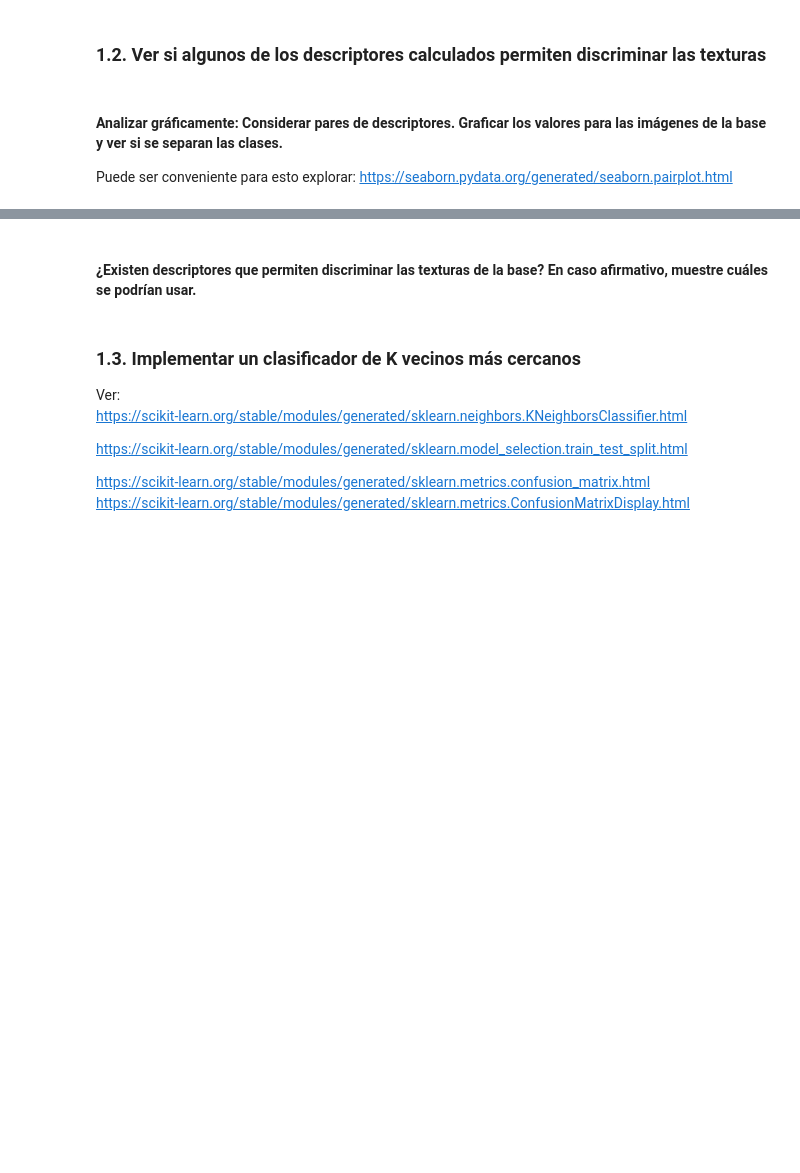
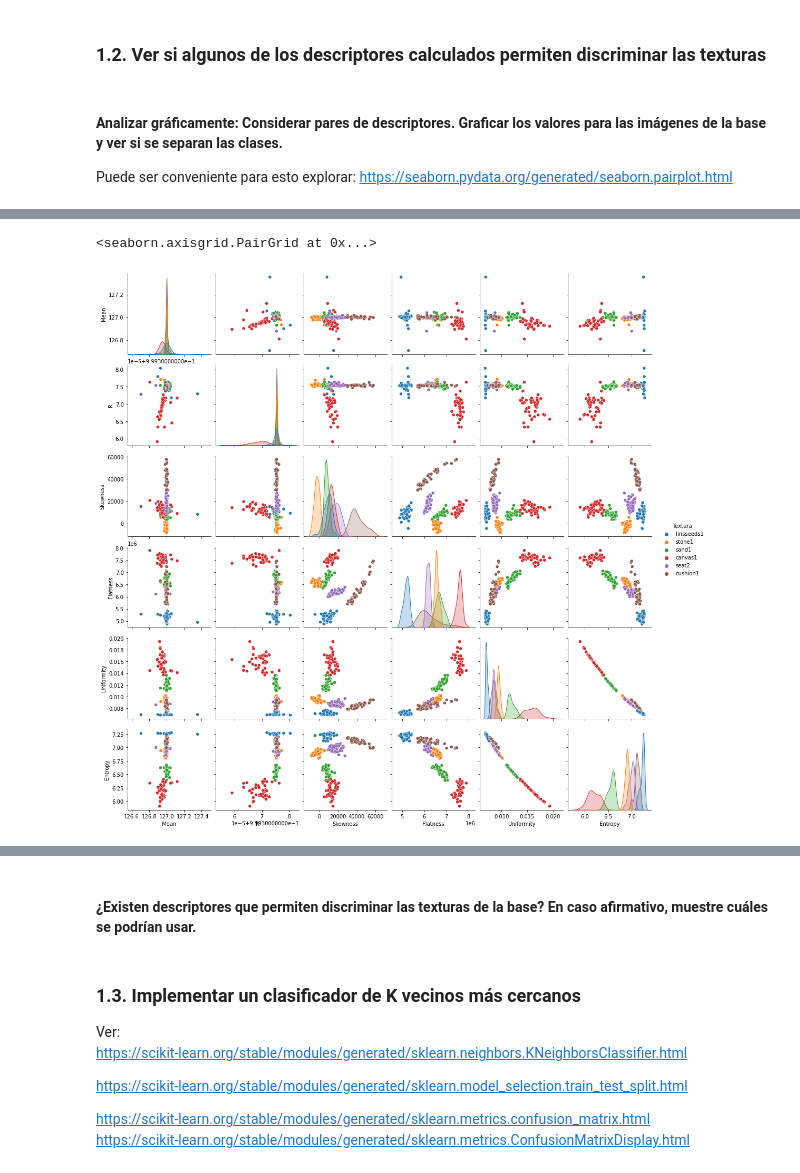
Before and after one commit to victoriatournier/timag, a Jupyter notebook: timag_2023_entregable_3/timag-2023-entregable-3.ipynb, the cells around one changed output, grey strips where cells are left out. Saved outputs shown, nothing was run; the diff lists cells and outputs as text; code cells hidden in the pictures; blank space fills up the shorter version.

```diff
--- a/timag_2023_entregable_3/timag-2023-entregable-3.ipynb
+++ b/timag_2023_entregable_3/timag-2023-entregable-3.ipynb
@@ -232,0 +338,9 @@ Puede ser conveniente para esto explorar:  https://seaborn.pydata.org/generated/
+# %%
+distancia=500
+angulo=0
+datos=procesar_carpeta_texturas(dir_base_texturas, distancia, angulo)
+df = pd.DataFrame(datos[1:], columns=datos[0])
+sn.pairplot(df, hue='Textura')
+# %% [output]
+<seaborn.axisgrid.PairGrid at 0x...>
+[figure, added]
```
Also changed, not shown: parts of 11 cells of this notebook.
